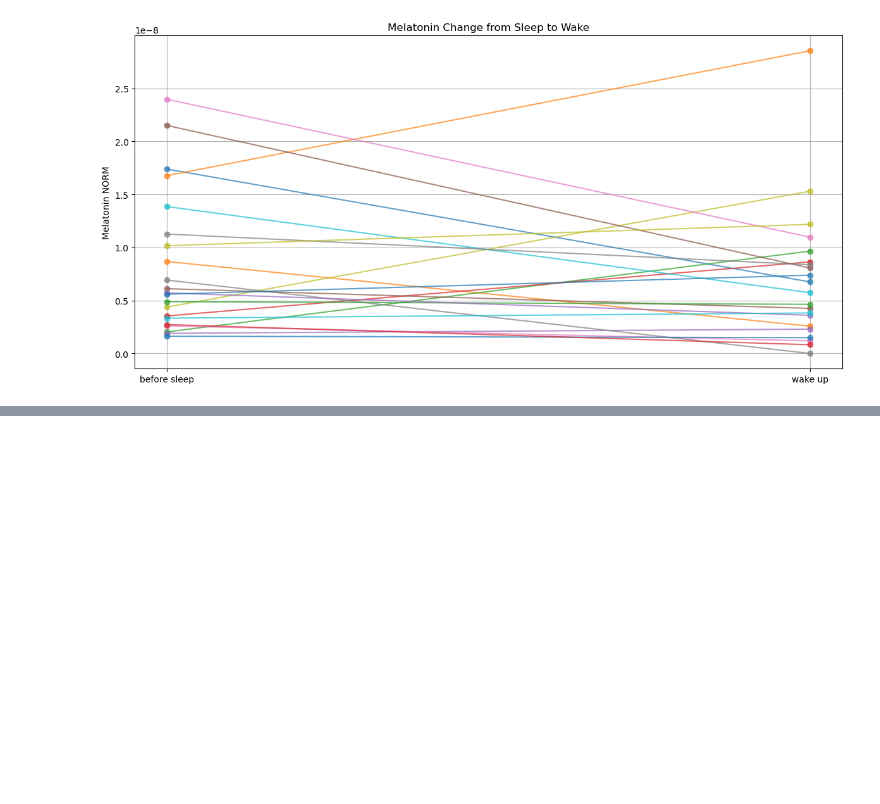
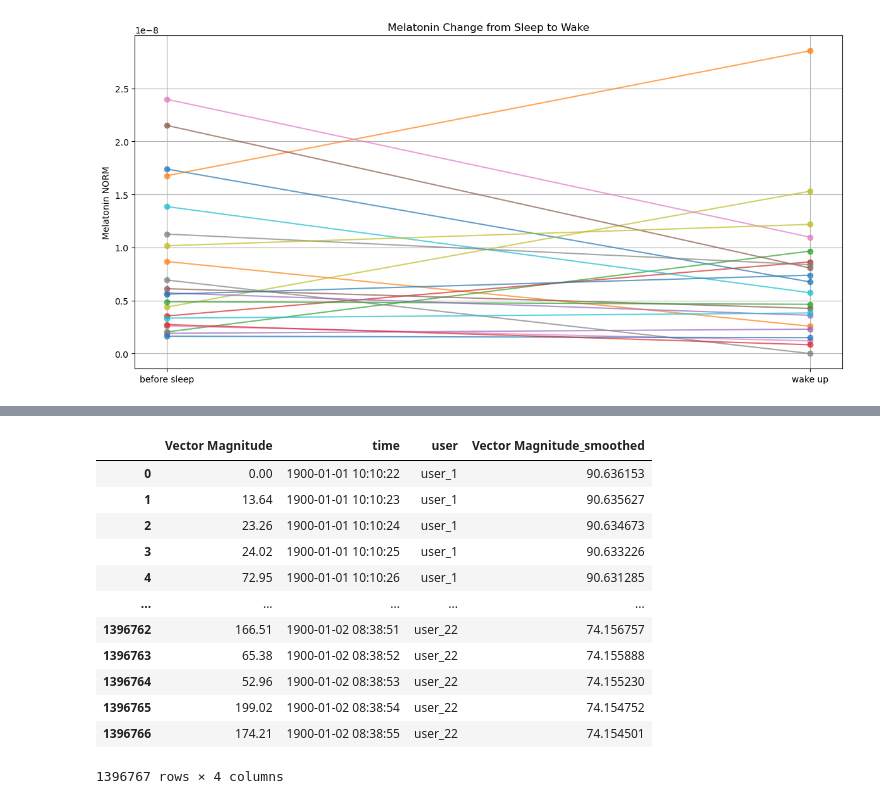
Before and after one commit to BryanZhang938/DayInMyLife, a Jupyter notebook: sleep_EDA.ipynb, the cells around one changed output, grey strips where cells are left out. Saved outputs shown, nothing was run; the diff lists cells and outputs as text; code cells hidden in the pictures; blank space fills up the shorter version.

```diff
--- a/sleep_EDA.ipynb
+++ b/sleep_EDA.ipynb
@@ -242,0 +246,6 @@ plt.show()
+# %%
+acc = pd.read_csv('cleaned_data/all_actigraph.csv')[['Vector Magnitude', 'day', 'time', 'user']]
+acc['time'] = pd.to_datetime(acc['time'], format='%H:%M:%S')
+acc['time'] = acc.apply(lambda x: x['time'] + pd.Timedelta(days=1) if x['day'] == 2 else x['time'], axis=1)
+acc.drop(columns='day', inplace=True)
+acc
@@ -242,0 +266,35 @@ plt.show()
+# %%
+from scipy.ndimage import gaussian_filter1d
+def apply_gaussian_filter(df, column='Vector Magnitude', sigma=2):
+    """
+    Applies a Gaussian filter to smooth the specified column in the DataFrame.
+
+    Parameters:
+        df (pd.DataFrame): Input DataFrame with the data.
+        column (str): Name of the column to smooth.
+        sigma (float): Standard deviation for Gaussian kernel.
+
+    Returns:
+        pd.DataFrame: Copy of original DataFrame with a new column
+                      '<column>_smoothed' containing the smoothed data.
+    """
+    df_smoothed = df.copy()
+    df_smoothed[column + '_smoothed'] = gaussian_filter1d(df[column].values, sigma=sigma)
+    return df_smoothed
+# %%
+acc_smooth = apply_gaussian_filter(acc, sigma=200)
+acc_smooth
+# %% [output]
+|  | Vector Magnitude | time | user | Vector Magnitude_smoothed |
+| 0 | 0.00 | 1900-01-01 10:10:22 | user_1 | 90.636153 |
+| 1 | 13.64 | 1900-01-01 10:10:23 | user_1 | 90.635627 |
+| 2 | 23.26 | 1900-01-01 10:10:24 | user_1 | 90.634673 |
+| 3 | 24.02 | 1900-01-01 10:10:25 | user_1 | 90.633226 |
+| 4 | 72.95 | 1900-01-01 10:10:26 | user_1 | 90.631285 |
+| ... | ... | ... | ... | ... |
+| 1396762 | 166.51 | 1900-01-02 08:38:51 | user_22 | 74.156757 |
+| 1396763 | 65.38 | 1900-01-02 08:38:52 | user_22 | 74.155888 |
+| 1396764 | 52.96 | 1900-01-02 08:38:53 | user_22 | 74.155230 |
+| 1396765 | 199.02 | 1900-01-02 08:38:54 | user_22 | 74.154752 |
+| 1396766 | 174.21 | 1900-01-02 08:38:55 | user_22 | 74.154501 |
+1396767 rows × 4 columns
```
Also changed, not shown: parts of 3 cells of this notebook, 3 other files.
